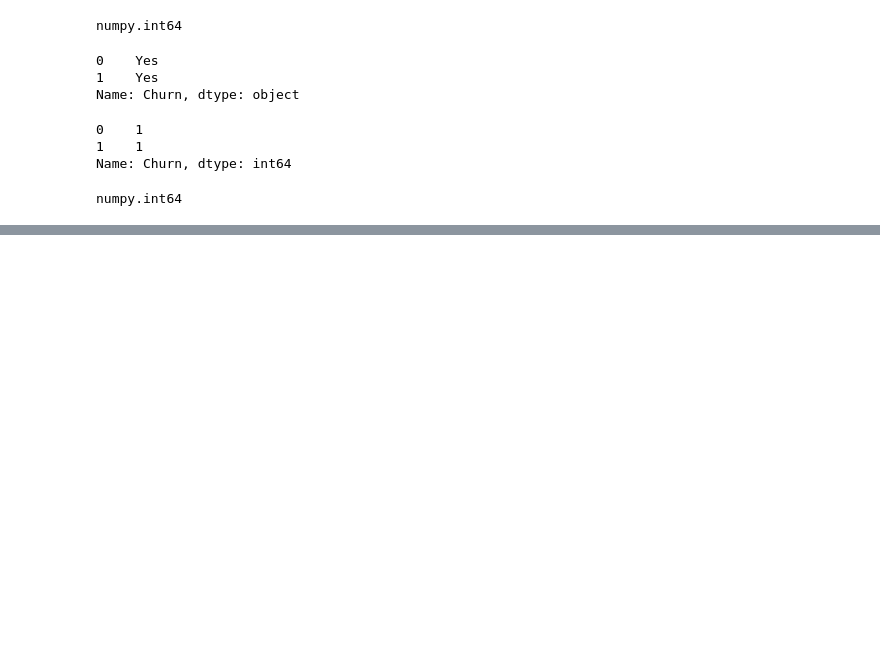
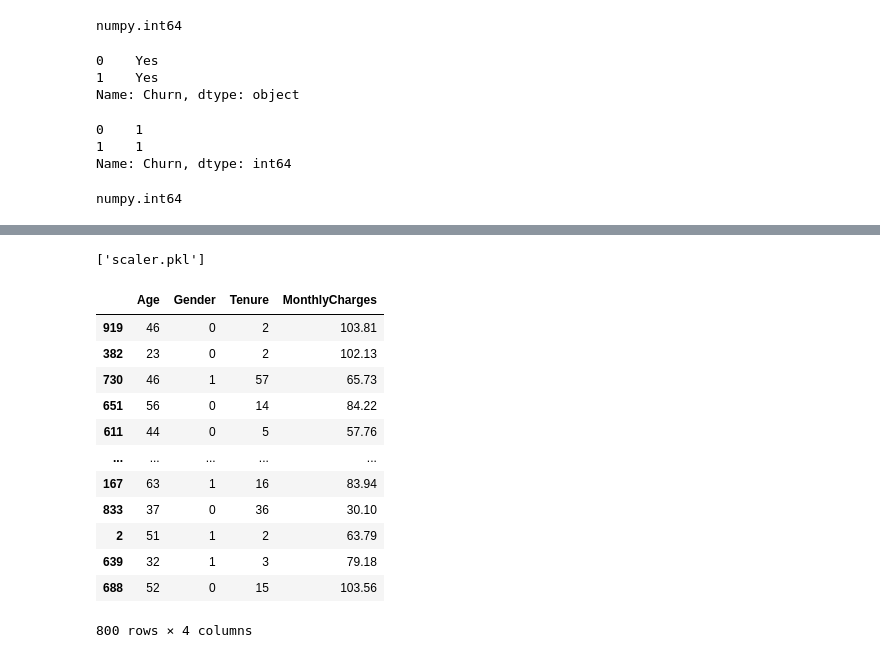
Before and after one commit to SharmiliVN/CustomerChurn, a Jupyter notebook: notebook.ipynb, the cells around one changed output, grey strips where cells are left out. Cells and saved outputs as stored; diff of their text form; code cells hidden in the pictures; blank space fills up the shorter version.

```diff
--- a/notebook.ipynb
+++ b/notebook.ipynb
@@ -273,4 +273,4 @@ type(y[0])
 numpy.int64
 # %%
 from sklearn.model_selection import train_test_split
-X_train, Y_
+X_train,X_test, y_train, y_test = train_test_split(x,y,test_size=0.2)
@@ -276,0 +295,2 @@ X_train, Y_
+# %%
+scaler = StandardScaler()
@@ -276,0 +306,23 @@ X_train, Y_
+# %%
+X_train = scaler.fit_transform(X_train)
+# %%
+import joblib
+joblib.dump(scaler,"scaler.pkl")
+# %% [output]
+['scaler.pkl']
+# %%
+X_train
+# %% [output]
+|  | Age | Gender | Tenure | MonthlyCharges |
+| 919 | 46 | 0 | 2 | 103.81 |
+| 382 | 23 | 0 | 2 | 102.13 |
+| 730 | 46 | 1 | 57 | 65.73 |
+| 651 | 56 | 0 | 14 | 84.22 |
+| 611 | 44 | 0 | 5 | 57.76 |
+| ... | ... | ... | ... | ... |
+| 167 | 63 | 1 | 16 | 83.94 |
+| 833 | 37 | 0 | 36 | 30.10 |
+| 2 | 51 | 1 | 2 | 63.79 |
+| 639 | 32 | 1 | 3 | 79.18 |
+| 688 | 52 | 0 | 15 | 103.56 |
+800 rows × 4 columns
```
Also changed, not shown: parts of 13 cells of this notebook, 1 other file.
